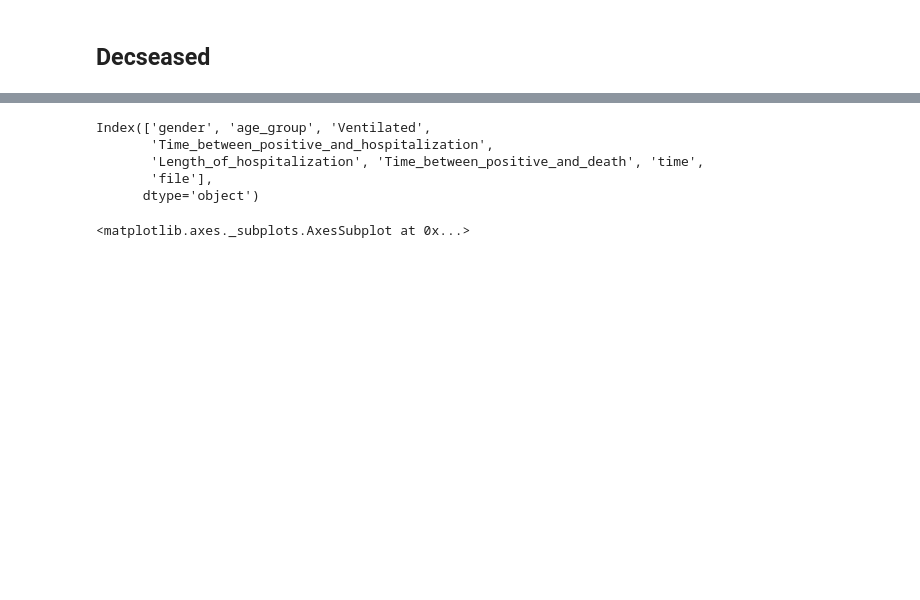
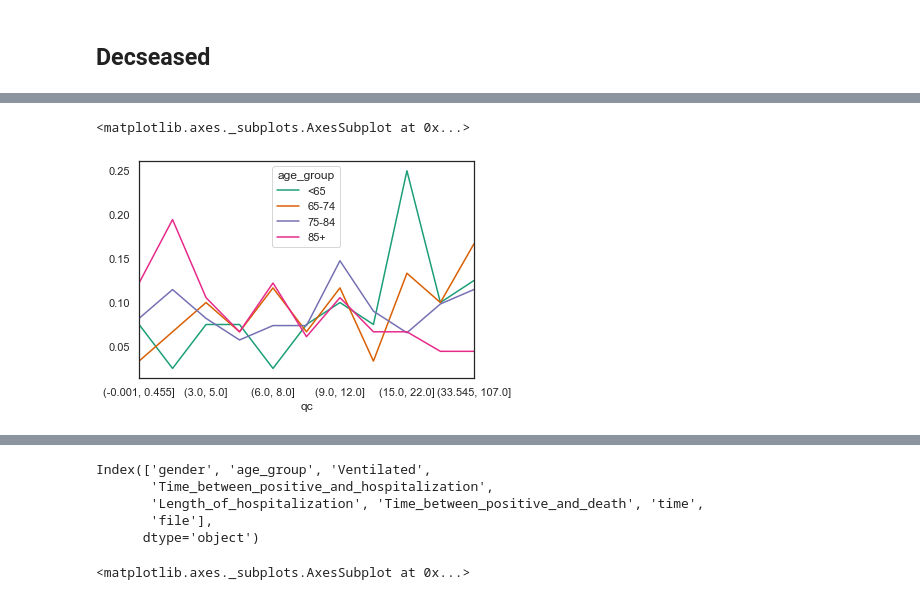
Before and after one commit to cjer/covid, a Jupyter notebook: israel_covid.ipynb, the cells around one changed output, grey strips where cells are left out. Cells and saved outputs as stored; diff of their text form; code cells hidden in the pictures; blank space fills up the shorter version.

```diff
--- a/israel_covid.ipynb
+++ b/israel_covid.ipynb
@@ -575,0 +600,6 @@ pd.concat([(bdi[bdi.lab_id!=21].groupby(['test_date', 'corona_result']).size().u
+# %%
+x = last_dec.groupby(['qc', 'age_group']).size().unstack()[['<65', '65-74', '75-84', '85+']]
+x.div(x.sum(axis=0), axis=1).plot()
+# %% [output]
+<matplotlib.axes._subplots.AxesSubplot at 0x...>
+[figure, added]
```
Also changed, not shown: parts of 49 cells of this notebook, 9 other files.
